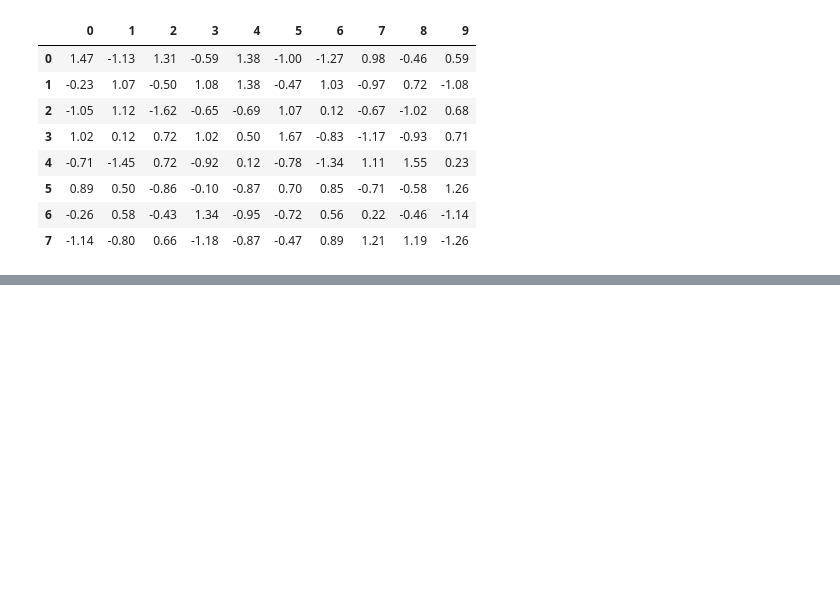
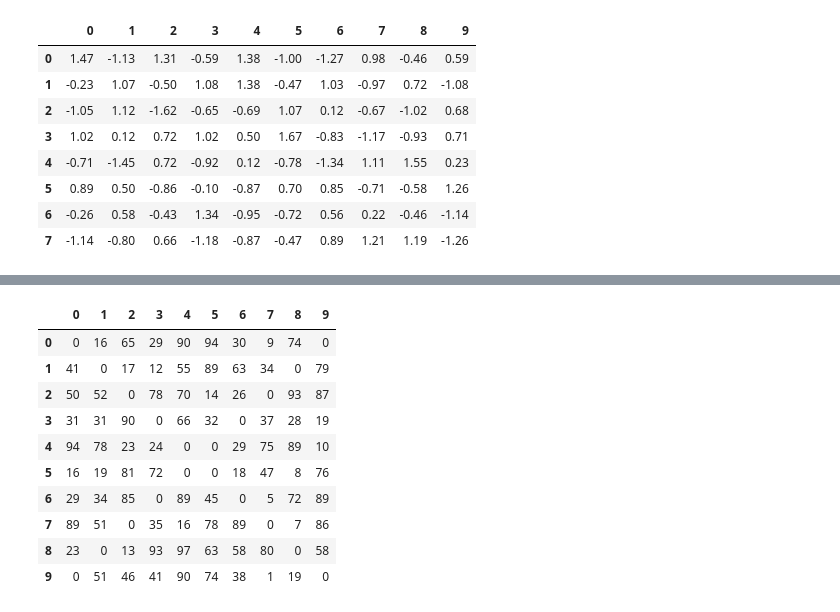
Before and after one commit to dvor85/Statistics, a Jupyter notebook: pandas.ipynb, the cells around one changed output, grey strips where cells are left out. Drawn from its saved outputs; the diff is of its cells as text; code cells hidden in the pictures; blank space fills up the shorter version.

Commit message:
pandas

```diff
--- a/pandas.ipynb
+++ b/pandas.ipynb
@@ -1281,0 +1284,20 @@ round((df-df.mean())/df.std(),2)
+# %%
+# Для вас подготовлен датафрейм содержащий имена пользователей и их теги.
+# Ваша задача заключается в том чтобы вытянуть самый первый тег из списка и сформировать отдельную колонку:
+
+import pandas as pd
+
+
+def solution(df):
+    #df["user_main_tag"] = df.apply(lambda x: x.str.replace(r"^\['(\w+)'.*", "\g<1>", regex=True)["user_tags"], axis=1)
+    df['user_main_tag'] = df['user_tags'].apply(lambda x: eval(x)[0])
+    return df
+
+
+df = pd.DataFrame({'user_name': {'0': 'Ivan 007', '1': 'Petr 911',
+                                 '2': 'Nikolay 112'},
+                   'user_tags': {'0': "['sport', 'law', 'cars']",
+                                 '1': "['cars', 'law', 'girls']",
+                                 '2': "['law', 'travels', 'cars']"}}
+                  )
+solution(df)
@@ -1281,0 +1474,37 @@ round((df-df.mean())/df.std(),2)
+# %%
+# Замените на 0 все значения на диагоналях матрицы:
+
+
+import pandas as pd
+import numpy as np
+
+def solution(df):
+    dn = df.to_numpy()
+    np.fill_diagonal(dn, 0)
+    np.fill_diagonal(np.fliplr(dn), 0)
+    return df
+
+df = pd.DataFrame({0: {0: 10, 1: 41, 2: 50, 3: 31, 4: 94, 5: 16, 6: 29, 7: 89, 8: 23, 9: 98},
+                   1: {0: 16, 1: 37, 2: 52, 3: 31, 4: 78, 5: 19, 6: 34, 7: 51, 8: 12, 9: 51},
+                   2: {0: 65, 1: 17, 2: 55, 3: 90, 4: 23, 5: 81, 6: 85, 7: 55, 8: 13, 9: 46},
+                   3: {0: 29, 1: 12, 2: 78, 3: 13, 4: 24, 5: 72, 6: 97, 7: 35, 8: 93, 9: 41},
+                   4: {0: 90, 1: 55, 2: 70, 3: 66, 4: 95, 5: 89, 6: 89, 7: 16, 8: 97, 9: 90},
+                   5: {0: 94, 1: 89, 2: 14, 3: 32, 4: 12, 5: 12, 6: 45, 7: 78, 8: 63, 9: 74},
+                   6: {0: 30, 1: 63, 2: 26, 3: 58, 4: 29, 5: 18, 6: 6, 7: 89, 8: 58, 9: 38},
+                   7: {0: 9, 1: 34, 2: 14, 3: 37, 4: 75, 5: 47, 6: 5, 7: 16, 8: 80, 9: 1},
+                   8: {0: 74, 1: 73, 2: 93, 3: 28, 4: 89, 5: 8, 6: 72, 7: 7, 8: 43, 9: 19},
+                   9: {0: 1, 1: 79, 2: 87, 3: 19, 4: 10, 5: 76, 6: 89, 7: 86, 8: 58, 9: 24}})
+
+solution(df)
+# %% [output]
+|  | 0 | 1 | 2 | 3 | 4 | 5 | 6 | 7 | 8 | 9 |
+| 0 | 0 | 16 | 65 | 29 | 90 | 94 | 30 | 9 | 74 | 0 |
+| 1 | 41 | 0 | 17 | 12 | 55 | 89 | 63 | 34 | 0 | 79 |
+| 2 | 50 | 52 | 0 | 78 | 70 | 14 | 26 | 0 | 93 | 87 |
+| 3 | 31 | 31 | 90 | 0 | 66 | 32 | 0 | 37 | 28 | 19 |
+| 4 | 94 | 78 | 23 | 24 | 0 | 0 | 29 | 75 | 89 | 10 |
+| 5 | 16 | 19 | 81 | 72 | 0 | 0 | 18 | 47 | 8 | 76 |
+| 6 | 29 | 34 | 85 | 0 | 89 | 45 | 0 | 5 | 72 | 89 |
+| 7 | 89 | 51 | 0 | 35 | 16 | 78 | 89 | 0 | 7 | 86 |
+| 8 | 23 | 0 | 13 | 93 | 97 | 63 | 58 | 80 | 0 | 58 |
+| 9 | 0 | 51 | 46 | 41 | 90 | 74 | 38 | 1 | 19 | 0 |
```
Also changed, not shown: parts of 15 cells of this notebook.
